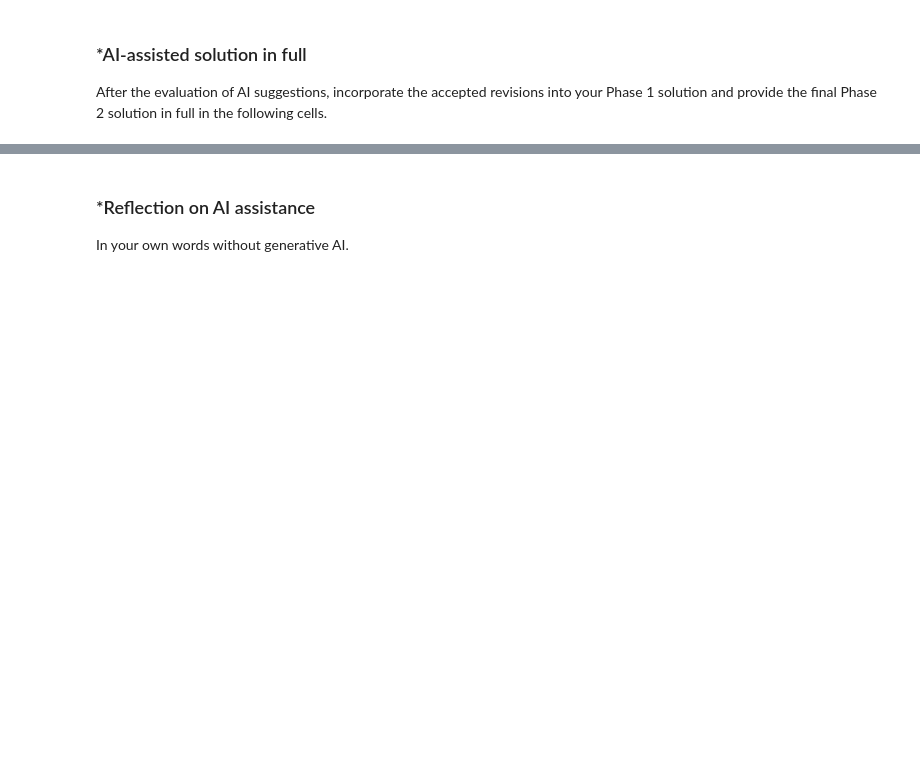
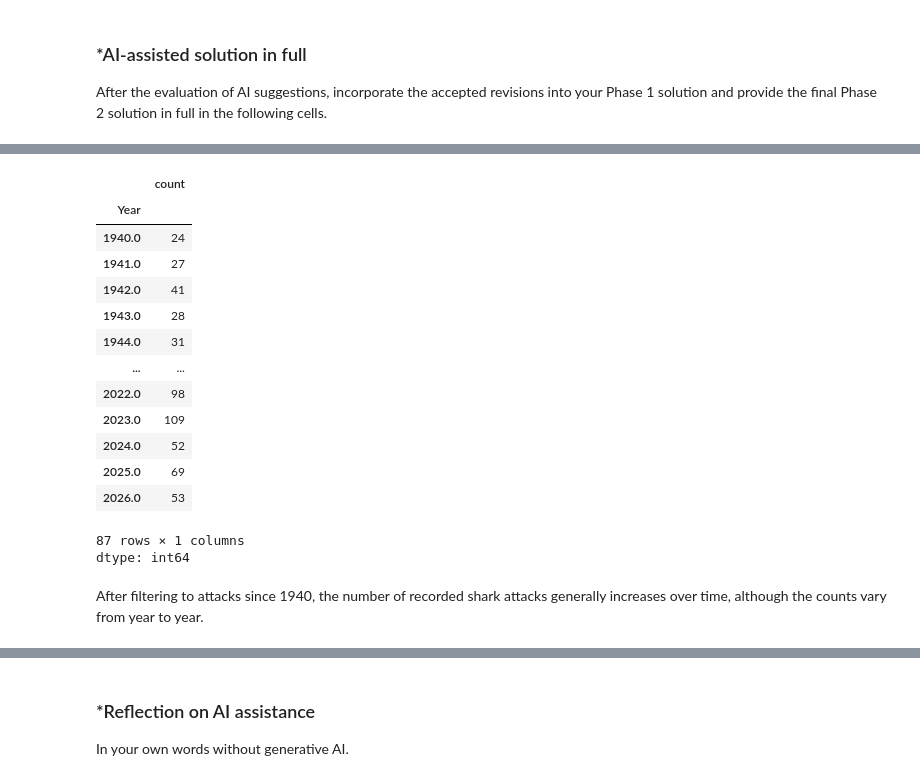
Before and after one commit to raffaellaalpaca-ai/A01-data-wrangling, a Jupyter notebook: notebook.ipynb, the cells around one changed output, grey strips where cells are left out. Saved outputs shown, nothing was run; the diff lists cells and outputs as text; code cells hidden in the pictures; blank space fills up the shorter version.

```diff
--- a/notebook.ipynb
+++ b/notebook.ipynb
@@ -520,0 +600,20 @@ After the evaluation of AI suggestions, incorporate the accepted revisions into
+# %%
+recent_sharks['Year'].value_counts().sort_index()
+# %% [output]
+|  | count |
+| Year |  |
+| 1940.0 | 24 |
+| 1941.0 | 27 |
+| 1942.0 | 41 |
+| 1943.0 | 28 |
+| 1944.0 | 31 |
+| ... | ... |
+| 2022.0 | 98 |
+| 2023.0 | 109 |
+| 2024.0 | 52 |
+| 2025.0 | 69 |
+| 2026.0 | 53 |
+87 rows × 1 columns
+dtype: int64
+# %% [markdown]
+After filtering to attacks since 1940, the number of recorded shark attacks generally increases over time, although the counts vary from year to year.
```
Also changed, not shown: parts of 17 cells of this notebook.
